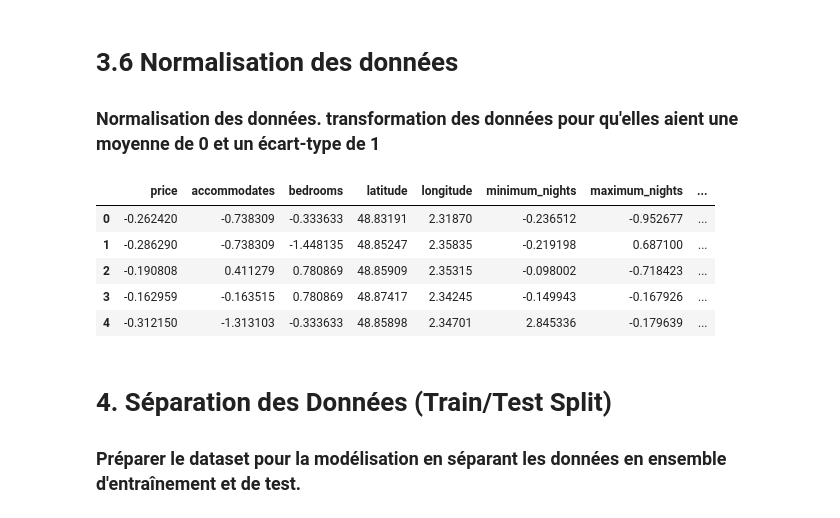
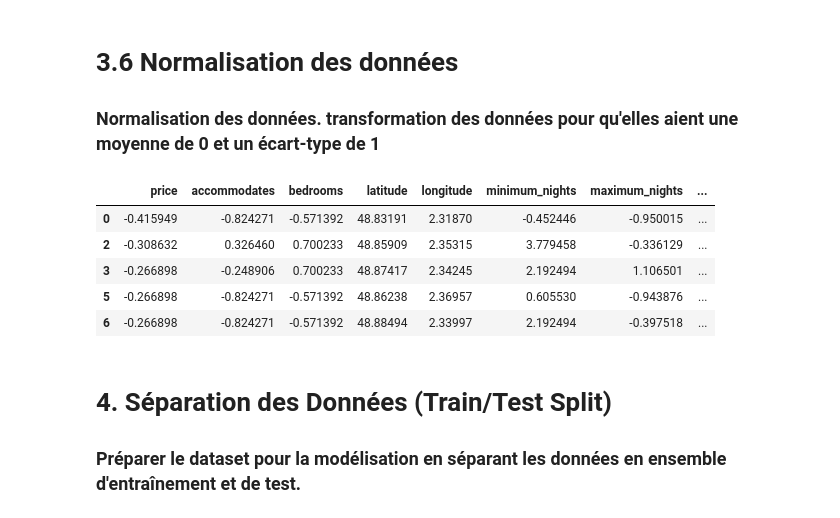
Before and after one commit to TheoPERSONNE/ProjetAirBNB, a Jupyter notebook: AirBnBDataSet.ipynb, the cells around one changed output. Drawn from its saved outputs; the diff is of its cells as text; code cells hidden in the pictures.

```diff
--- a/AirBnBDataSet.ipynb
+++ b/AirBnBDataSet.ipynb
@@ -151,8 +150,6 @@ memory usage: 7.0+ MB
  # 3.4 Conversion des Types de Données
 ### Convertir les colonnes en types appropriés, par exemple convertir 'price' en numérique.
 # %%
-df_cleaned = df_cleaned.copy()
-
 label_encoder = LabelEncoder()
 
 df_cleaned['room_type_encoded'] = label_encoder.fit_transform(df_cleaned['room_type'])
@@ -228,7 +225,7 @@ def remove_outliers_iqr(df, columns):
         upper_bound = Q3 + 3 * IQR
 
         if col == 'price':
-            upper_bound = max(upper_bound, 15000)
+            upper_bound = max(upper_bound, 9000)
         elif col == 'bedrooms':
             upper_bound = max(upper_bound, 15)
         elif col == 'accommodates':
@@ -295,0 +309,23 @@ max        450.000000
+# %%
+df_cleaned_no_outliers = df_cleaned_no_outliers.copy()
+
+room_type_map = {
+    0: 'Entire home/apt',
+    1: 'Private room',
+    2: 'Shared room',
+    3: 'Hotel room'
+}
+
+df_cleaned_no_outliers['room_type_label'] = df_cleaned_no_outliers['room_type_encoded'].map(room_type_map)
+
+prix_moyen_par_type = df_cleaned_no_outliers.groupby('room_type_label')['price'].mean().reset_index()
+
+print(prix_moyen_par_type)
+
+plt.figure(figsize=(10, 6))
+sns.barplot(data=prix_moyen_par_type, x='room_type_label', y='price')
+plt.title('Prix Moyen par Type de Propriété')
+plt.xlabel('Type de Propriété')
+plt.ylabel('Prix Moyen')
+plt.xticks(rotation=45, ha='right')
+plt.show()
@@ -297,20 +353,21 @@ max        450.000000
 # 3.6 Normalisation des données
 ### Normalisation des données.  transformation des données pour qu'elles aient une moyenne de 0 et un écart-type de 1
 # %%
+df_cleaned_no_outliers = df_cleaned_no_outliers.copy()
 scaler = StandardScaler()
 
 colonnes_numeriques = ['price', 'accommodates', 'bedrooms','minimum_nights','maximum_nights','number_of_reviews','review_scores_rating','bathrooms_count'] #latitude et longitude??
 
-df_cleaned[colonnes_numeriques] = scaler.fit_transform(df_cleaned[colonnes_numeriques])
+df_cleaned_no_outliers[colonnes_numeriques] = scaler.fit_transform(df_cleaned_no_outliers[colonnes_numeriques])
 
-df_cleaned.head()
+df_cleaned_no_outliers.head()
 # %% [output]
 |  | price | accommodates | bedrooms | latitude | longitude | minimum_nights | maximum_nights | ... |
-| 0 | -0.262420 | -0.738309 | -0.333633 | 48.83191 | 2.31870 | -0.236512 | -0.952677 | ... |
-| 1 | -0.286290 | -0.738309 | -1.448135 | 48.85247 | 2.35835 | -0.219198 | 0.687100 | ... |
-| 2 | -0.190808 | 0.411279 | 0.780869 | 48.85909 | 2.35315 | -0.098002 | -0.718423 | ... |
-| 3 | -0.162959 | -0.163515 | 0.780869 | 48.87417 | 2.34245 | -0.149943 | -0.167926 | ... |
-| 4 | -0.312150 | -1.313103 | -0.333633 | 48.85898 | 2.34701 | 2.845336 | -0.179639 | ... |
+| 0 | -0.415949 | -0.824271 | -0.571392 | 48.83191 | 2.31870 | -0.452446 | -0.950015 | ... |
+| 2 | -0.308632 | 0.326460 | 0.700233 | 48.85909 | 2.35315 | 3.779458 | -0.336129 | ... |
+| 3 | -0.266898 | -0.248906 | 0.700233 | 48.87417 | 2.34245 | 2.192494 | 1.106501 | ... |
+| 5 | -0.266898 | -0.824271 | -0.571392 | 48.86238 | 2.36957 | 0.605530 | -0.943876 | ... |
+| 6 | -0.266898 | -0.824271 | -0.571392 | 48.88494 | 2.33997 | 2.192494 | -0.397518 | ... |
 # %% [markdown]
  # 4. Séparation des Données (Train/Test Split)
 ### Préparer le dataset pour la modélisation en séparant les données en ensemble d'entraînement et de test.
```
Also changed, not shown: parts of 8 cells of this notebook.
